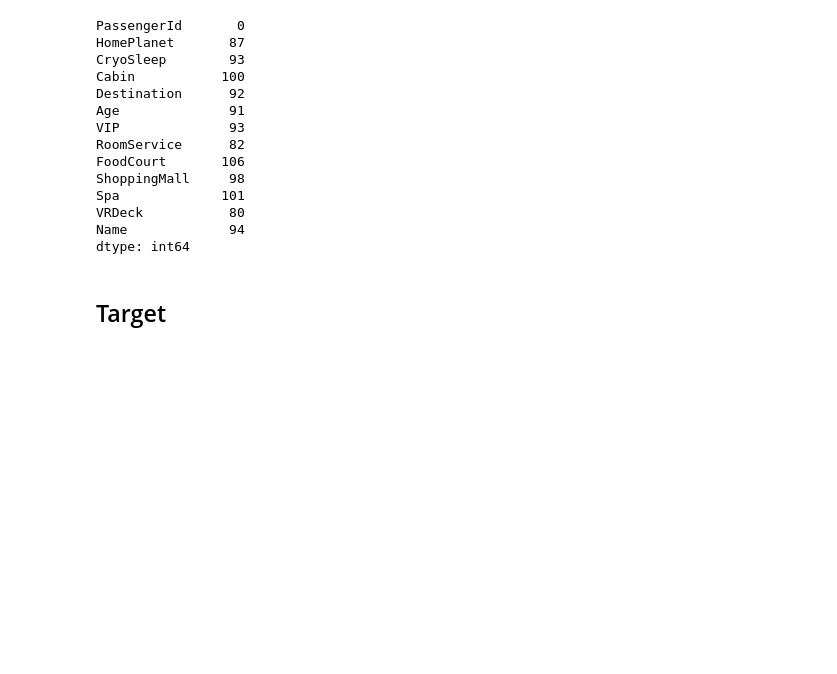
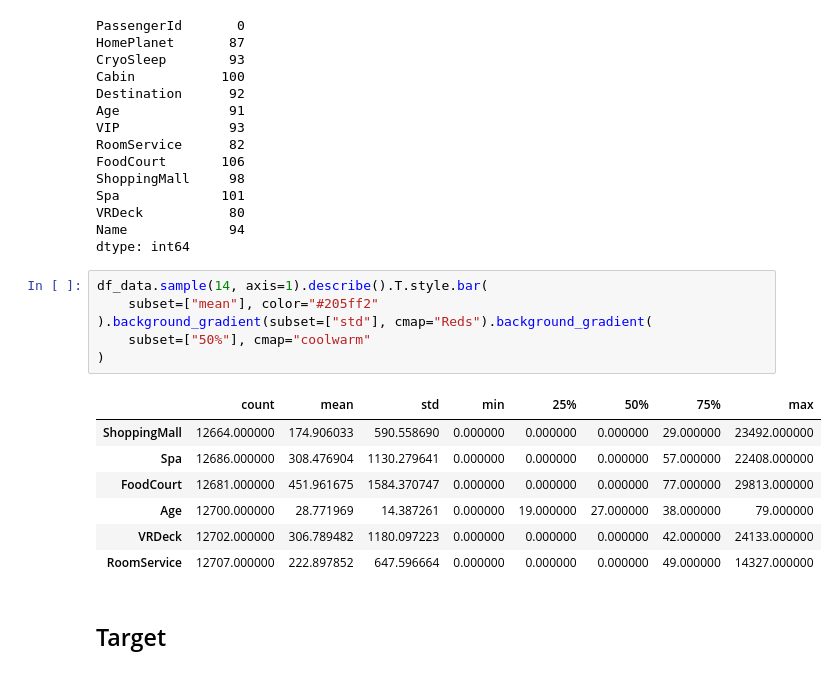
Before and after one commit to Manhow/Kaggle, a Jupyter notebook: Spaceship_Titanic.ipynb, the cells around one changed output. Drawn from its saved outputs; the diff is of its cells as text; blank space fills up the shorter version.

```diff
--- a/Spaceship_Titanic.ipynb
+++ b/Spaceship_Titanic.ipynb
@@ -179,6 +179,20 @@ Spa             101
 VRDeck           80
 Name             94
 dtype: int64
+# %%
+df_data.sample(14, axis=1).describe().T.style.bar(
+    subset=["mean"], color="#205ff2"
+).background_gradient(subset=["std"], cmap="Reds").background_gradient(
+    subset=["50%"], cmap="coolwarm"
+)
+# %% [output]
+|  | count | mean | std | min | 25% | 50% | 75% | max |
+| ShoppingMall | 12664.000000 | 174.906033 | 590.558690 | 0.000000 | 0.000000 | 0.000000 | 29.000000 | 23492.000000 |
+| Spa | 12686.000000 | 308.476904 | 1130.279641 | 0.000000 | 0.000000 | 0.000000 | 57.000000 | 22408.000000 |
+| FoodCourt | 12681.000000 | 451.961675 | 1584.370747 | 0.000000 | 0.000000 | 0.000000 | 77.000000 | 29813.000000 |
+| Age | 12700.000000 | 28.771969 | 14.387261 | 0.000000 | 19.000000 | 27.000000 | 38.000000 | 79.000000 |
+| VRDeck | 12702.000000 | 306.789482 | 1180.097223 | 0.000000 | 0.000000 | 0.000000 | 42.000000 | 24133.000000 |
+| RoomService | 12707.000000 | 222.897852 | 647.596664 | 0.000000 | 0.000000 | 0.000000 | 49.000000 | 14327.000000 |
 # %% [markdown]
 ## Target
 # %%
```
Also changed, not shown: parts of 1 cell of this notebook.
